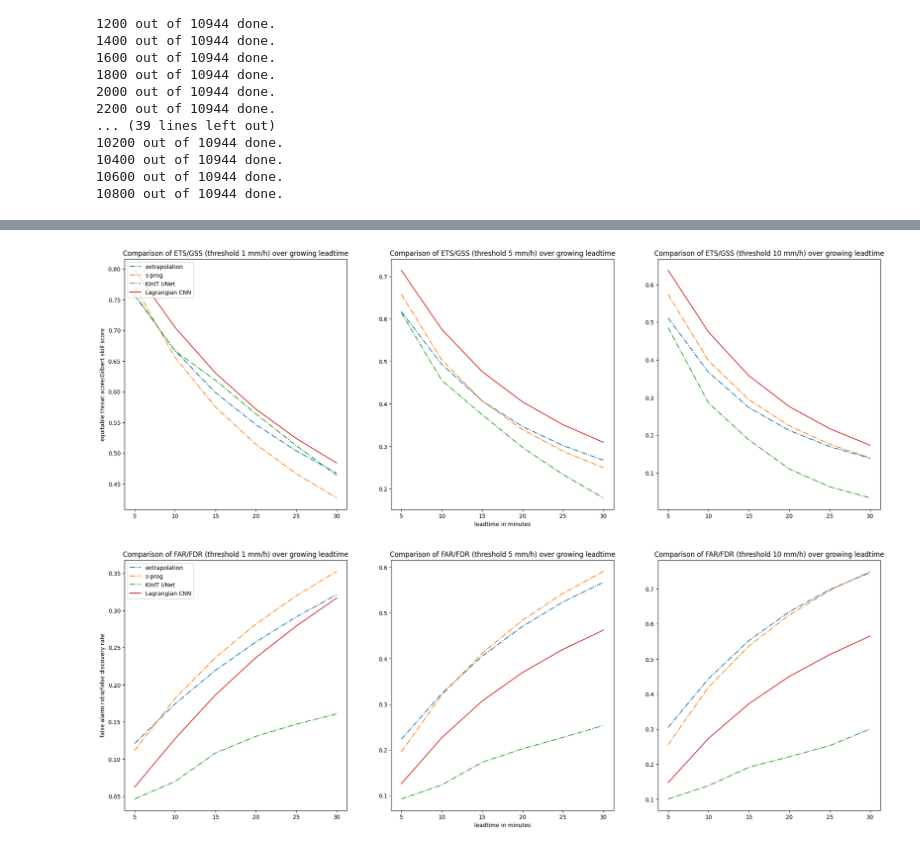
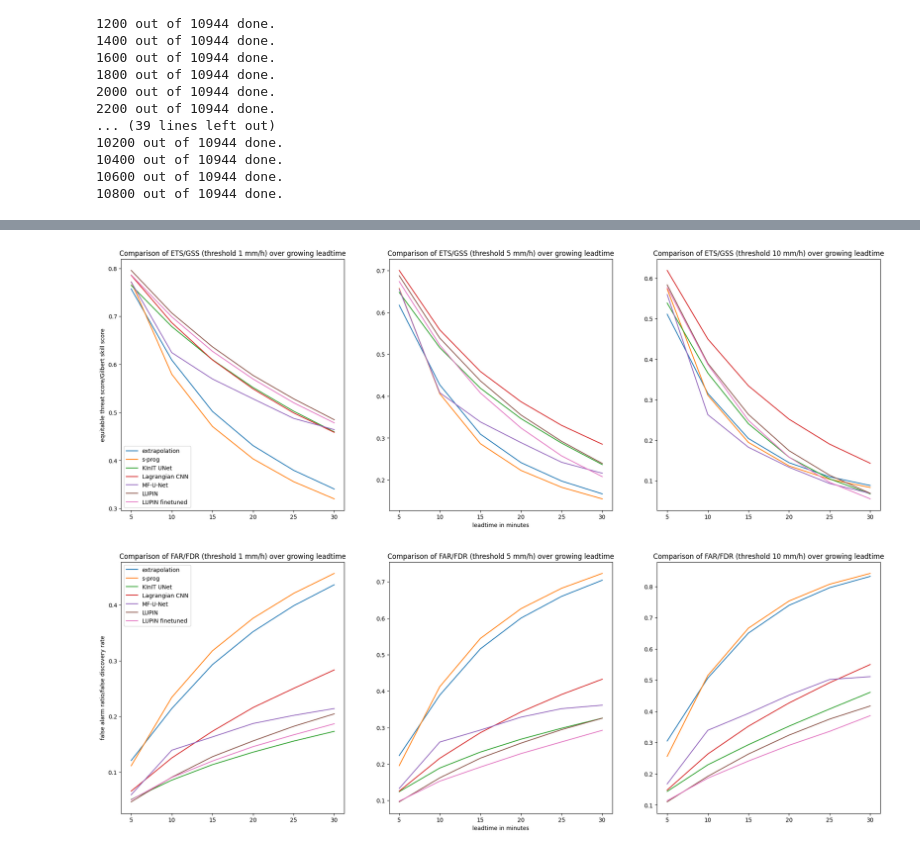
Before and after one commit to kinit-sk/softec-lagrangian-nowcasting, a Jupyter notebook: evaluation.ipynb, the cells around one changed output, grey strips where cells are left out. Drawn from its saved outputs; the diff is of its cells as text; code cells hidden in the pictures.

```diff
--- a/evaluation.ipynb
+++ b/evaluation.ipynb
@@ -22,6 +22,7 @@ lc_path = '/data/softec-lagrangian-nowcasting/outputs/lagrangian/lcnn-bugfix_v2/
 nn_path = '/data/softec-lagrangian-nowcasting/outputs/RainNet/RainNet-iterative.h5'
 mf_path = '/data/softec-lagrangian-nowcasting/outputs/mfunet-grayscale-01/epoch_19/mfunet_rmse.h5'
 lupin_path = '/data/softec-lagrangian-nowcasting/outputs/LUMIN/LUMIN-frozen.h5'
+lupin_ft_path = '/data/softec-lagrangian-nowcasting/outputs/LUPIN-finetune/LUPIN-finetune.h5'
 
 with h5py.File('/data/maly_javornik_CMAX_60k_2/maly_javornik_new_sampling/metadata.h5', 'r') as hf:
     date_list = [item.decode() for item in hf['timestamps'][()]]
@@ -430,12 +511,15 @@ plt.show()
 x = [5,10,15,20,25,30]
 fig, axes = plt.subplots(figsize=(24,8), nrows=1, ncols=3, gridspec_kw={'width_ratios': [8,8,8]})
 for i, ax in enumerate(axes):
-    ax.plot(x, accuracy_sp[i,:], '-.', label='extrapolation')
-    ax.plot(x, accuracy_ep[i,:], '-.', label='s-prog')
-    ax.plot(x, accuracy_nn[i,:], '-.', label='KInIT UNet')
+    ax.plot(x, accuracy_sp[i,:], '-', label='extrapolation')
+    ax.plot(x, accuracy_ep[i,:], '-', label='s-prog')
+    ax.plot(x, accuracy_nn[i,:], '-', label='KInIT UNet')
     ax.plot(x, accuracy_lc[i,:], label='Lagrangian CNN')
+    ax.plot(x, accuracy_mf[i,:], label='MF-U-Net')
+    ax.plot(x, accuracy_lupin[i,:], label='LUPIN')
+    ax.plot(x, accuracy_lupin_ft[i,:], label='LUPIN finetuned')
 
-    ax.set_title(f'Comparison of accuracy (threshold {round(wrl.zr.z_to_r(wrl.trafo.idecibel(thresholds[i]), a=200.0, b=1.6))} mm/h) over growing leadtime')
+    ax.set_title(f'Comparison of accuracy (threshold {thresholds_mmh[i]} mm/h) over growing leadtime')
 
 axes[0].set_ylabel("accuracy")
 axes[0].legend(loc="lower left")
@@ -449,38 +533,44 @@ plt.show()
 x = [5,10,15,20,25,30]
 fig, axes = plt.subplots(figsize=(24,8), nrows=1, ncols=3, gridspec_kw={'width_ratios': [8,8,8]})
 for i, ax in enumerate(axes):
-    ax.plot(x, ets_sp[i,:], '-.', label='extrapolation')
-    ax.plot(x, ets_ep[i,:], '-.', label='s-prog')
-    ax.plot(x, ets_nn[i,:], '-.', label='KInIT UNet')
+    ax.plot(x, ets_sp[i,:], '-', label='extrapolation')
+    ax.plot(x, ets_ep[i,:], '-', label='s-prog')
+    ax.plot(x, ets_nn[i,:], '-', label='KInIT UNet')
     ax.plot(x, ets_lc[i,:], label='Lagrangian CNN')
+    ax.plot(x, ets_mf[i,:], label='MF-U-Net')
+    ax.plot(x, ets_lupin[i,:], label='LUPIN')
+    ax.plot(x, ets_lupin_ft[i,:], label='LUPIN finetuned')
 
-    ax.set_title(f'Comparison of ETS/GSS (threshold {round(wrl.zr.z_to_r(wrl.trafo.idecibel(thresholds[i]), a=200.0, b=1.6))} mm/h) over growing leadtime')
+    ax.set_title(f'Comparison of ETS/GSS (threshold {thresholds_mmh[i]} mm/h) over growing leadtime')
 
 axes[0].set_ylabel("equitable threat score/Gilbert skill score")
-axes[0].legend(loc="upper left")
+axes[0].legend(loc="lower left")
 axes[1].set_xlabel("leadtime in minutes")
 plt.show()
 # %% [output]
-[figure, old version]
+[figure, new version]
 # %%
 # far plot
 %matplotlib inline
 x = [5,10,15,20,25,30]
 fig, axes = plt.subplots(figsize=(24,8), nrows=1, ncols=3, gridspec_kw={'width_ratios': [8,8,8]})
 for i, ax in enumerate(axes):
-    ax.plot(x, far_sp[i,:], '-.', label='extrapolation')
-    ax.plot(x, far_ep[i,:], '-.', label='s-prog')
-    ax.plot(x, far_nn[i,:], '-.', label='KInIT UNet')
+    ax.plot(x, far_sp[i,:], '-', label='extrapolation')
+    ax.plot(x, far_ep[i,:], '-', label='s-prog')
+    ax.plot(x, far_nn[i,:], '-', label='KInIT UNet')
     ax.plot(x, far_lc[i,:], label='Lagrangian CNN')
+    ax.plot(x, far_mf[i,:], label='MF-U-Net')
+    ax.plot(x, far_lupin[i,:], label='LUPIN')
+    ax.plot(x, far_lupin_ft[i,:], label='LUPIN finetuned')
 
-    ax.set_title(f'Comparison of FAR/FDR (threshold {round(wrl.zr.z_to_r(wrl.trafo.idecibel(thresholds[i]), a=200.0, b=1.6))} mm/h) over growing leadtime')
+    ax.set_title(f'Comparison of FAR/FDR (threshold {thresholds_mmh[i]} mm/h) over growing leadtime')
 
 axes[0].set_ylabel("false alarm ratio/false discovery rate")
 axes[0].legend(loc="upper left")
 axes[1].set_xlabel("leadtime in minutes")
 plt.show()
 # %% [output]
-[figure, old version]
+[figure, new version]
 # %%
 %matplotlib notebook
 #target = targets[100]
```
Also changed, not shown: parts of 10 cells of this notebook.
